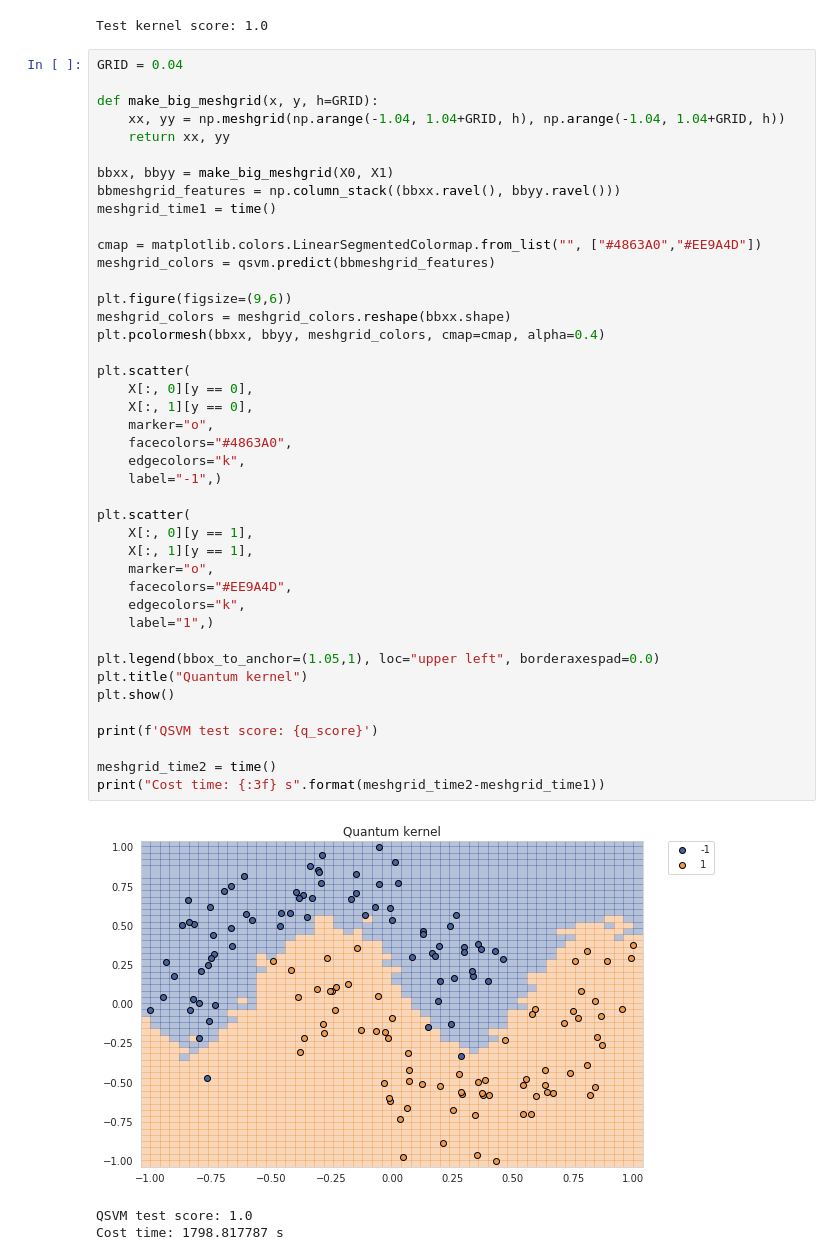
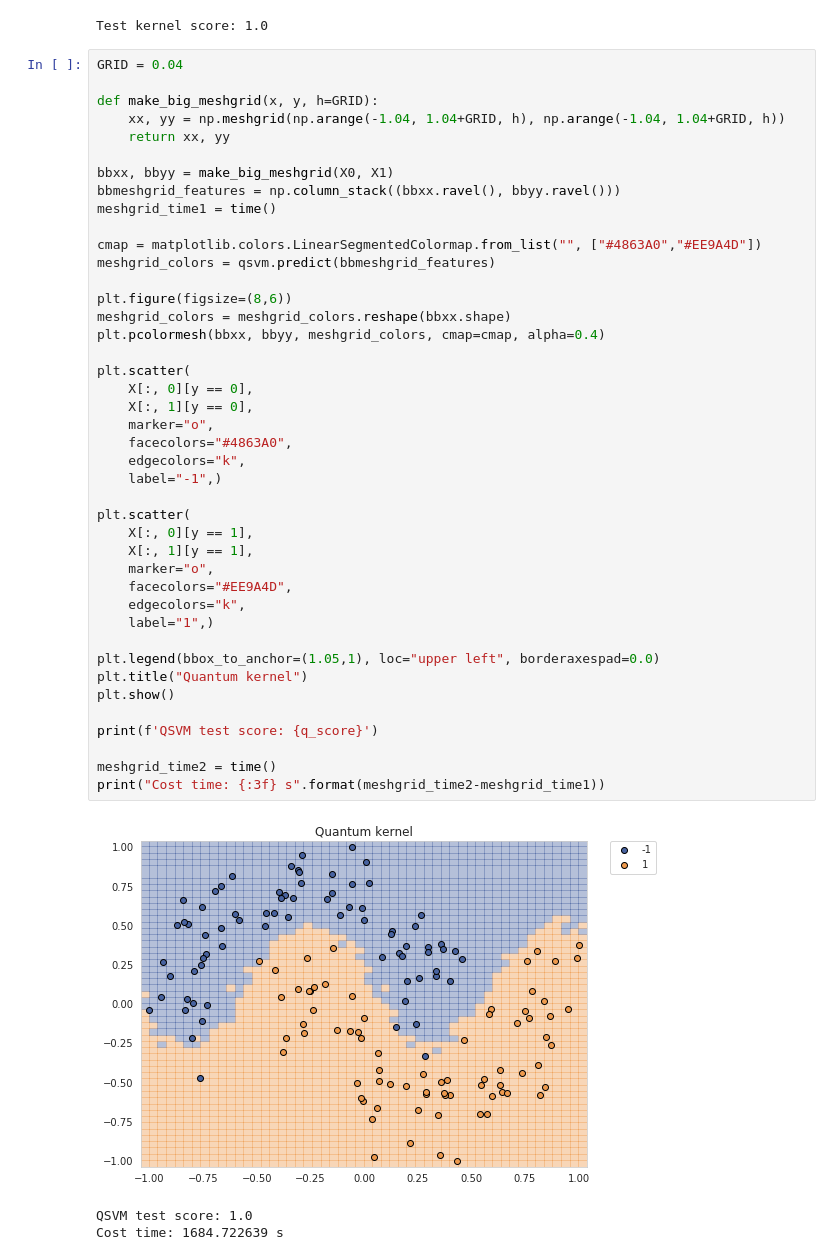
Before and after one commit to doggydoggy0101/Genetic_quantum_feature_map, a Jupyter notebook: moonshape_kernel.ipynb, the cells around one changed output. Saved outputs shown, nothing was run; the diff lists cells and outputs as text.

```diff
--- a/moonshape_kernel.ipynb
+++ b/moonshape_kernel.ipynb
@@ -161,35 +161,35 @@ meshgrid_time1 = time()
 cmap = matplotlib.colors.LinearSegmentedColormap.from_list("", ["#4863A0","#EE9A4D"])
 meshgrid_colors = qsvm.predict(bbmeshgrid_features)
 
-plt.figure(figsize=(9,6))
+plt.figure(figsize=(8,6))
 meshgrid_colors = meshgrid_colors.reshape(bbxx.shape)
 plt.pcolormesh(bbxx, bbyy, meshgrid_colors, cmap=cmap, alpha=0.4)
 
 plt.scatter(
     X[:, 0][y == 0],
     X[:, 1][y == 0],
     marker="o",
     facecolors="#4863A0",
     edgecolors="k",
     label="-1",)
 
 plt.scatter(
     X[:, 0][y == 1],
     X[:, 1][y == 1],
     marker="o",
     facecolors="#EE9A4D",
     edgecolors="k",
     label="1",)
 
 plt.legend(bbox_to_anchor=(1.05,1), loc="upper left", borderaxespad=0.0)
 plt.title("Quantum kernel")
 plt.show()
 
 print(f'QSVM test score: {q_score}')
 
 meshgrid_time2 = time()
 print("Cost time: {:3f} s".format(meshgrid_time2-meshgrid_time1))
 # %% [output]
-[figure, old version]
+[figure, new version]
 QSVM test score: 1.0
-Cost time: 1798.817787 s
+Cost time: 1684.722639 s
```
